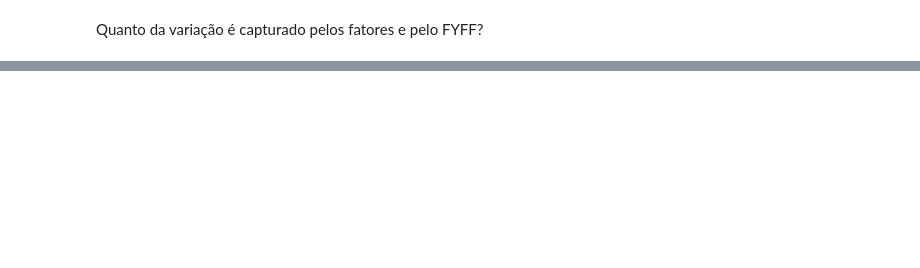
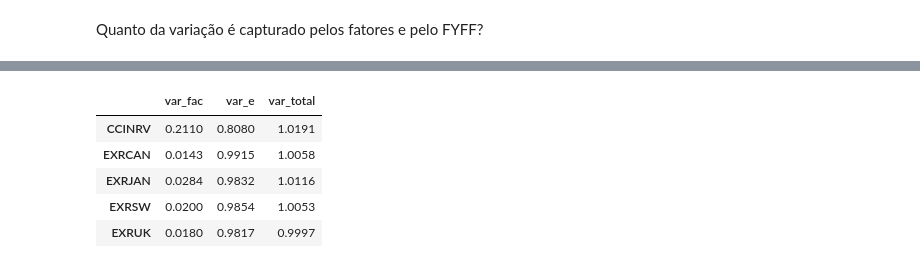
Before and after one commit to rehpires/FAVAR-ReplicationBBE, a Jupyter notebook: FAVAR.ipynb, the cells around one changed output, grey strips where cells are left out. Cells and saved outputs as stored; diff of their text form; code cells hidden in the pictures; blank space fills up the shorter version.

```diff
--- a/FAVAR.ipynb
+++ b/FAVAR.ipynb
@@ -409,7 +442,14 @@ irf_squared
 # %%
 #group var_fac, var_e and var_total in a dataframe
 variance_decomposition = pd.DataFrame({'var_fac': var_fac, 'var_e': var_e, 'var_total': var_total}, index=variables)
-variance_decomposition
+variance_decomposition.head(5)
+# %% [output]
+|  | var_fac | var_e | var_total |
+| CCINRV | 0.2110 | 0.8080 | 1.0191 |
+| EXRCAN | 0.0143 | 0.9915 | 1.0058 |
+| EXRJAN | 0.0284 | 0.9832 | 1.0116 |
+| EXRSW | 0.0200 | 0.9854 | 1.0053 |
+| EXRUK | 0.0180 | 0.9817 | 0.9997 |
 # %%
 contribution = irf_squared[["psi2_fyff"]].div(irf_squared["var_total"], axis=0)
 contribution = contribution.round(3)
```
Also changed, not shown: parts of 17 cells of this notebook.
